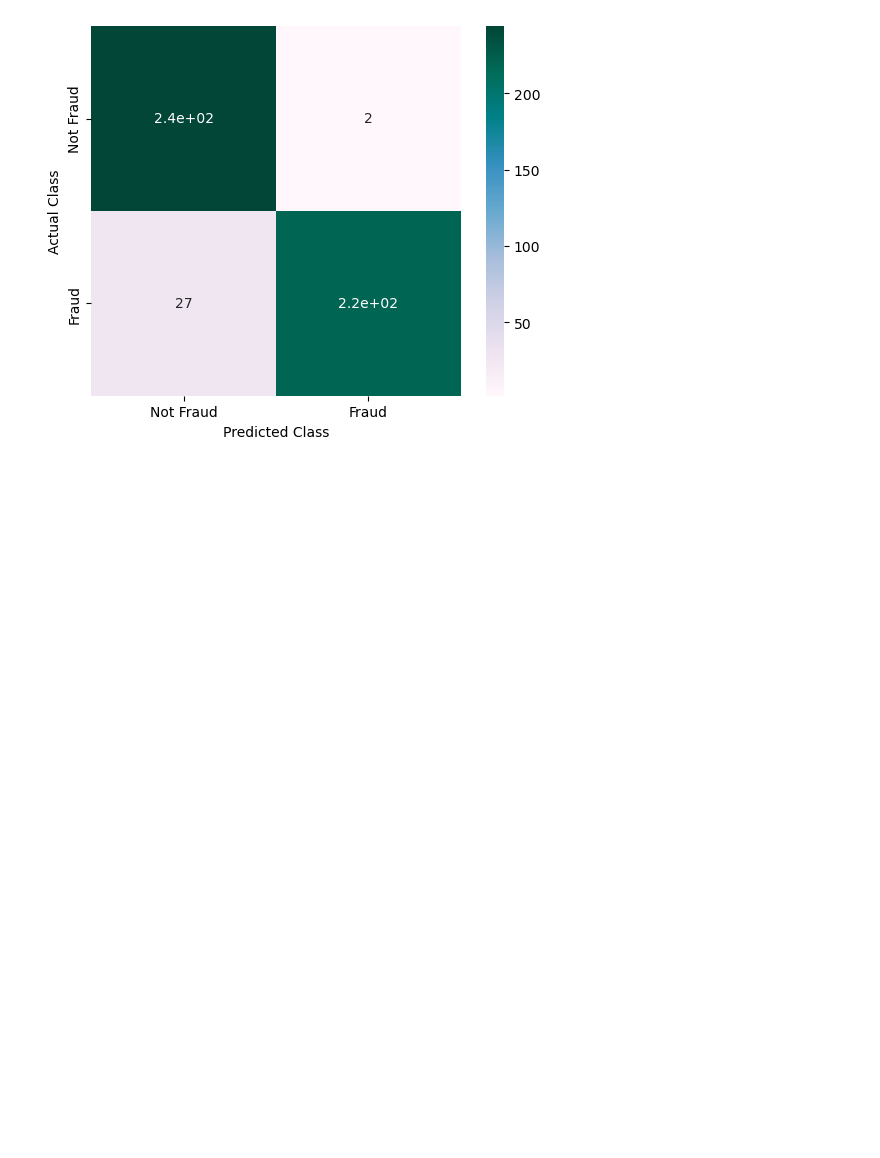
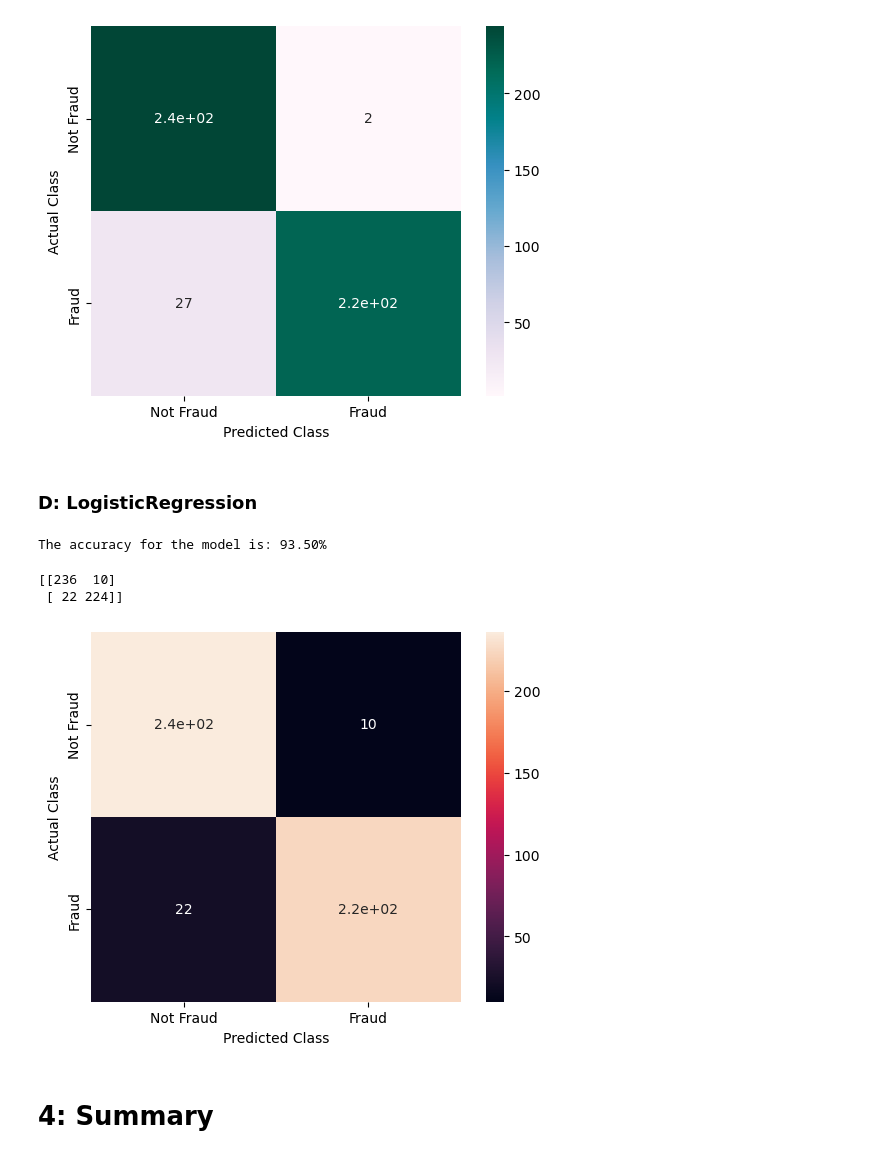
Before and after one commit to FahadKHAN-4/Credit-Card-Fraud-Detection, a Jupyter notebook: fraud-detection.ipynb, the cells around one changed output. Cells and saved outputs as stored; diff of their text form; code cells hidden in the pictures; blank space fills up the shorter version.

Commit message:
Last commit, added sumary and performed logistic regression aswell.

```diff
--- a/fraud-detection.ipynb
+++ b/fraud-detection.ipynb
@@ -210,3 +212,30 @@ print(cf_matrix_gnb)
 [[244   2]
  [ 27 219]]
 [figure]
+# %% [markdown]
+### D: LogisticRegression
+# %%
+log_reg_model = LogisticRegression(random_state=31)
+log_reg_model.fit(X_train, y_train)
+
+y_pred_log = log_reg_model.predict(X_test)
+accuracy = accuracy_score(y_test, y_pred_log)
+
+print('The accuracy for the model is: {:.2f}%'.format(accuracy*100))
+# %% [output]
+The accuracy for the model is: 93.50%
+# %%
+cf_mat_log = confusion_matrix(y_test, y_pred_log)
+
+labels= ['Not Fraud', 'Fraud']
+sns.heatmap(cf_mat_log, xticklabels = labels, yticklabels = labels, square=True, annot=True)
+plt.xlabel('Predicted Class')
+plt.ylabel('Actual Class');
+
+print(cf_mat_log)
+# %% [output]
+[[236  10]
+ [ 22 224]]
+[figure, added]
+# %% [markdown]
+# 4: Summary
```
Also changed, not shown: parts of 12 cells of this notebook.
